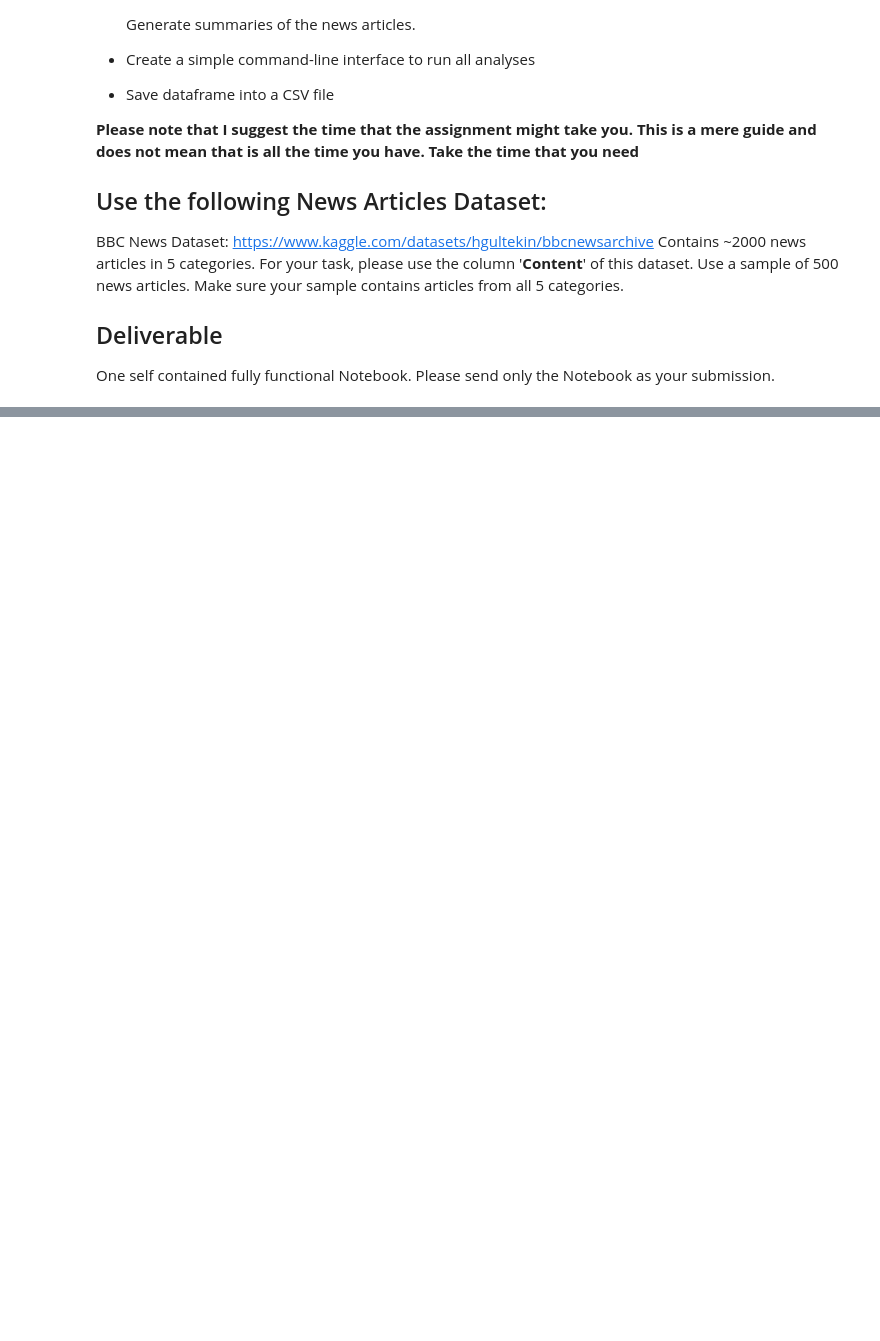
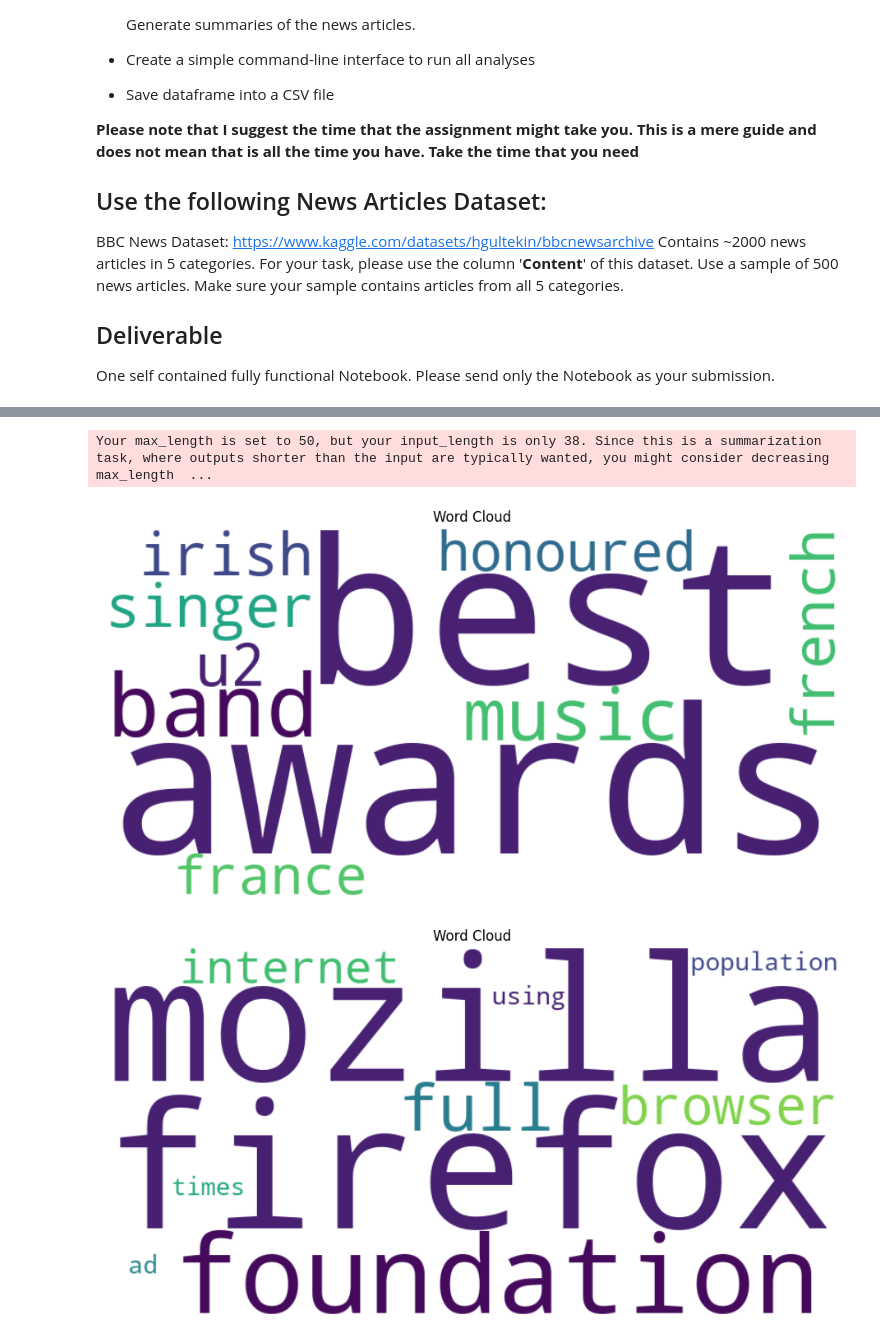
Before and after one commit to rosamuilu/textmining, a Jupyter notebook: assignment_TRM_24_25.ipynb, the cells around one changed output, grey strips where cells are left out. Saved outputs shown, nothing was run; the diff lists cells and outputs as text; code cells hidden in the pictures; blank space fills up the shorter version.

Commit message:
Finished the code for wordcloud, summaries, and chunks
i did not enjoy this

```diff
--- a/assignment_TRM_24_25.ipynb
+++ b/assignment_TRM_24_25.ipynb
@@ -194,23 +244,44 @@ class DocumentAnalyzer:
 # %%
 def main():
     # TODO: Implement the main function that:
     # 1. Initializes the analyzer
     # 2. Populates the DataFrame with 500 BBC news articles
     # 3. Processes the DataFrame
     # 4. Generates worldclouds for 5 random summaries
     # 5. Saves the resulting updated dataframe to CSV
 
     # Hint: Start by loading your 500 news articles into a dataframe. Make sure to include the code to select those 500 news articles.
     filepath = 'bbc-news-data.csv' #path_to_data_file - Replace with your text file
     df = pd.DataFrame(pd.read_csv(filepath, sep='	', engine='python'))
 
+    # Initializing the analyzer
+    analyzer = DocumentAnalyzer()
+
+    # Processing the data
+    analyzer.process_dataframe(df, 'content')
+
+    random_articles = df['content'].sample(5)
+
+    # Generating word clouds for the summaries of the 5 random articles
+    for i, text in enumerate(random_articles, 1):
+        # Generate the summary
+        summary = analyzer.generate_summary(text)
+
+        # Create and save a word cloud for the summary
+        output_file = f'wordcloud_summary_{i}.png'
+        analyzer.create_wordcloud(summary, output_file=output_file)
+
     # TODO: Complete the implementation
-    pass
+
 
 if __name__ == "__main__":
     main()
 
 # Testing functions
 def run_tests():
     # TODO: Implement tests for your functions
     pass
+# %% [output]
+Your max_length is set to 50, but your input_length is only 38. Since this is a summarization task, where outputs shorter than the input are typically wanted, you might consider decreasing max_length  ...
+[figure, added]
+[figure, added]
```
Also changed, not shown: parts of 3 cells of this notebook, 8 other files.
